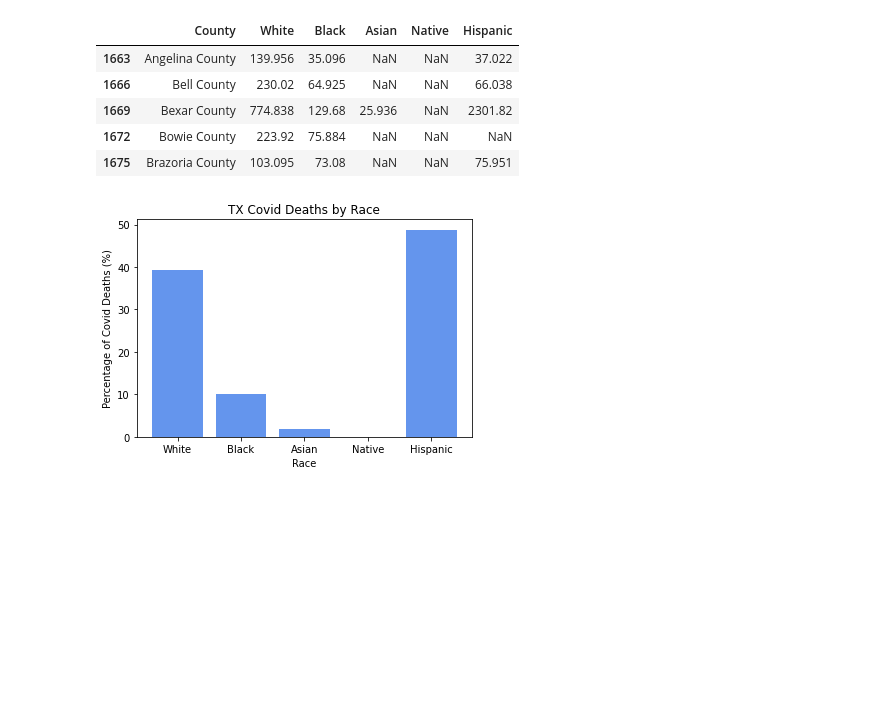
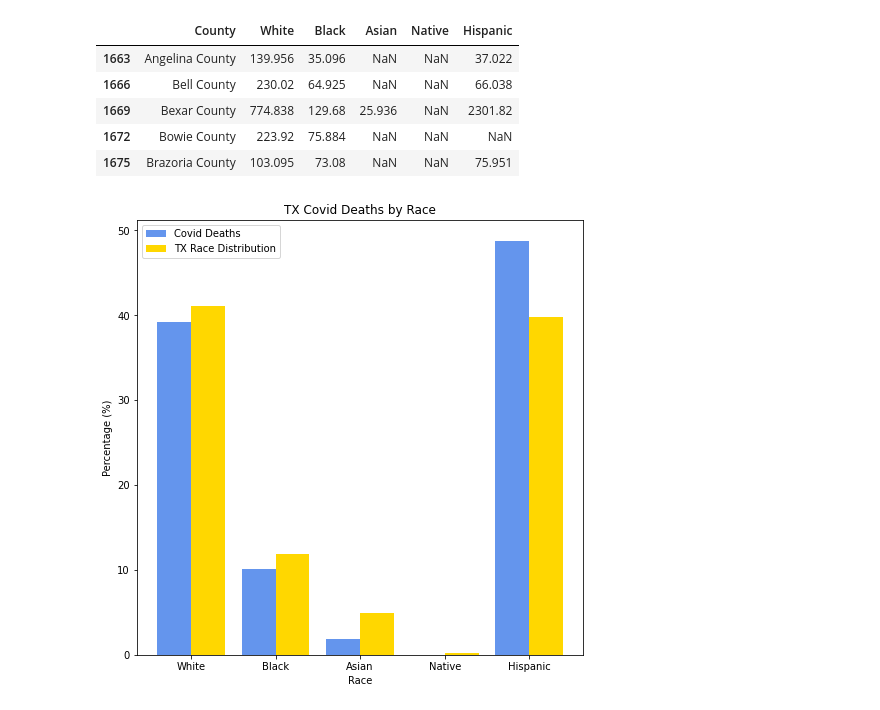
Before and after one commit to Mvhaynes/Project1-covid-analysis, a Jupyter notebook: Covid Analysis.ipynb, the cells around one changed output. Saved outputs shown, nothing was run; the diff lists cells and outputs as text; code cells hidden in the pictures; blank space fills up the shorter version.

```diff
--- a/Covid Analysis.ipynb
+++ b/Covid Analysis.ipynb
@@ -14,6 +14,7 @@ confirmed_xl = 'Resources/tx_confirmed.xlsx'
 fatalities_xl = 'Resources/tx_fatalities.xlsx'
 county_popn_csv = 'Resources/Population Estimates by County.csv'
 county_race_csv = 'Resources/Death_Counts_by_County_and_Race.csv'
+tx_census_xl = 'Resources/tx_census.xlsx'
 
 # APIs - documentation in resources folder
 hospital_cap_url = 'https://opendata.arcgis.com/datasets/1044bb19da8d4dbfb6a96eb1b4ebf629_0.geojson'
@@ -27,6 +28,7 @@ confirmed_tx = pd.read_excel(confirmed_xl)
 fatalities_tx = pd.read_excel(fatalities_xl)
 county_popn = pd.read_csv(county_popn_csv)
 county_race = pd.read_csv(county_race_csv)
+tx_census = pd.read_excel(tx_census_xl)
 # %%
 # Drop null rows
 confirmed_tx = confirmed_tx.drop([254, 255])
@@ -278,3 +299,21 @@ plt.show()
+# %%
+# Get number of each race in Texas
+tx_census_total = tx_census.iloc[2,3]
+tx_census_white = tx_census.iloc[4,3]
+tx_census_black = tx_census.iloc[5,3]
+tx_census_asian = tx_census.iloc[7,3]
+tx_census_native = tx_census.iloc[6,3]
+tx_census_hispanic = tx_census.iloc[13,3]
+
+# Convert to percentage
+tx_pc_white = tx_census_white / tx_census_total * 100
+tx_pc_black = tx_census_black / tx_census_total * 100
+tx_pc_asian = tx_census_asian / tx_census_total * 100
+tx_pc_native = tx_census_native / tx_census_total * 100
+tx_pc_hispanic = tx_census_hispanic / tx_census_total * 100
+
+# Save as a list
+tx_census_pc = [tx_pc_white, tx_pc_black, tx_pc_asian, tx_pc_native, tx_pc_hispanic]
 # %%
 ## Deaths by race/ethnicity
 
@@ -363,37 +402,45 @@ num_deaths_race.head()
 
 # Combined percentage of deaths
 est_total = total_white + total_black + total_asian + total_native + total_hispanic
 total_pc_white = total_white / est_total * 100
 total_pc_black = total_black / est_total * 100
 total_pc_asian = total_asian / est_total * 100
 total_pc_native = total_native / est_total * 100
 total_pc_hispanic = total_hispanic / est_total * 100
 
 # Get bar chart heights
 x_bar = [total_pc_white, total_pc_black, total_pc_asian, total_pc_native, total_pc_hispanic]
-#x_popn = # Normal popn - make a grouped bar chart to compare.
+x_popn = tx_census_pc
 
 # X ticks
 x_labels = ['White', 'Black', 'Asian', 'Native', 'Hispanic']
 x_axis = arange(len(x_labels))
 
 # Bar chart
-fig, ax = plt.subplots()
+fig, ax = plt.subplots(figsize=(8,8))
 plt.xticks(x_axis, x_labels)
+width = 0.4
 
 # Add heights
-deaths_by_race = ax.bar(x_axis, x_bar, color='cornflowerblue')
-#tx_race_demographics = ax.bar(x_axis, x_popn, color='gold')
+deaths_by_race = ax.bar(x_axis - width/2 , x_bar, width, color='cornflowerblue', label='Covid Deaths')
+tx_race_demographics = ax.bar(x_axis + width/2, x_popn, width, color='gold', label='TX Race Distribution')
 
 # Add labels and title
-plt.ylabel('Percentage of Covid Deaths (%)')
+plt.ylabel('Percentage (%)')
 plt.xlabel('Race')
 plt.title('TX Covid Deaths by Race')
+plt.legend()
 
 # Add percentages (I don't know how)
-
+for rect in rects:
+        height = rect.get_height()
+        ax.annotate('{}'.format(height),
+                    xy=(rect.get_x() + rect.get_width() / 2, height),
+                    xytext=(0, 3),  # 3 points vertical offset
+                    textcoords="offset points",
+                    ha='center', va='bottom')
 
 
 plt.show()
 # %% [output]
-[figure, old version]
+[figure, new version]
```
Also changed, not shown: parts of 2 cells of this notebook, 4 other files.
